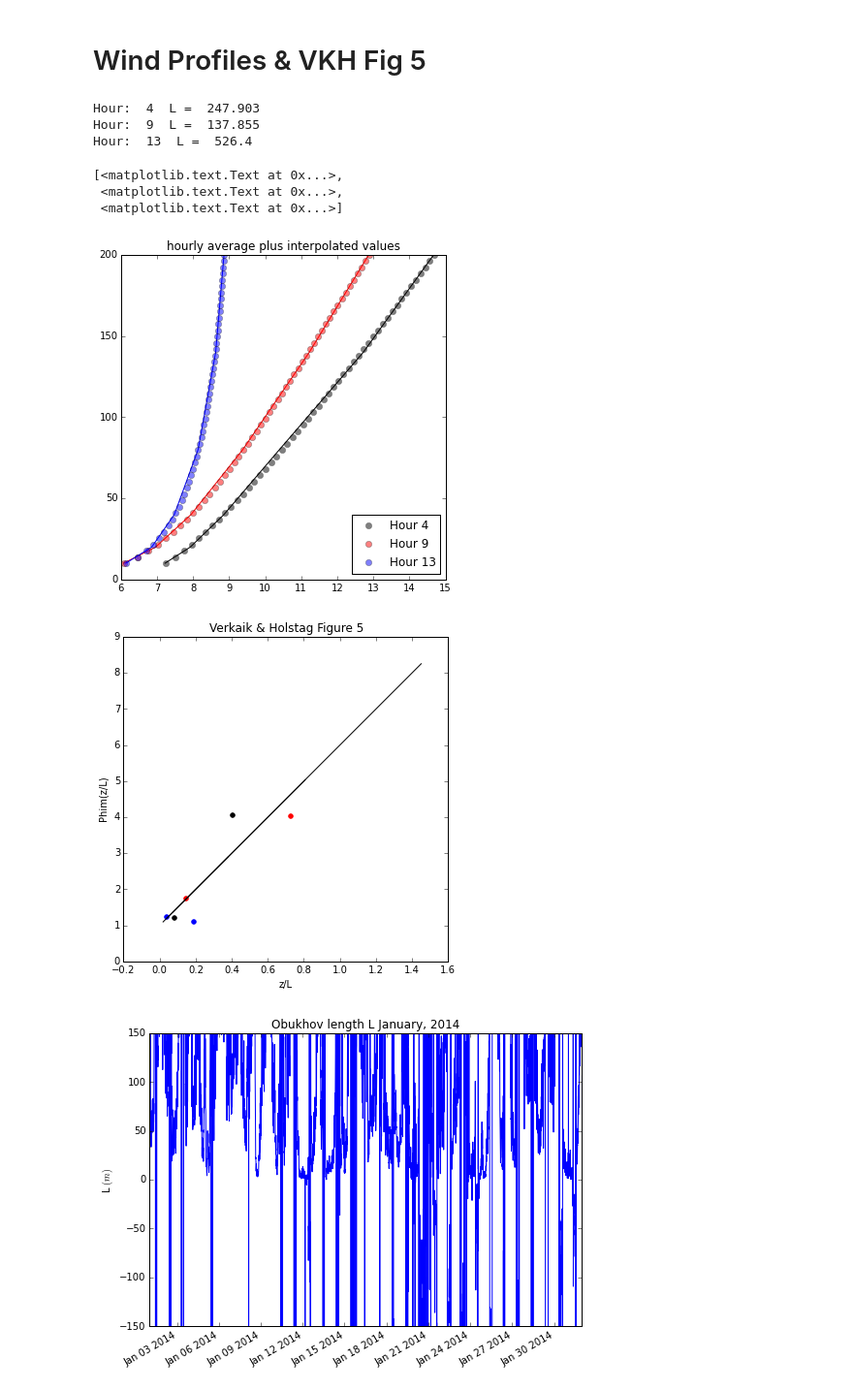
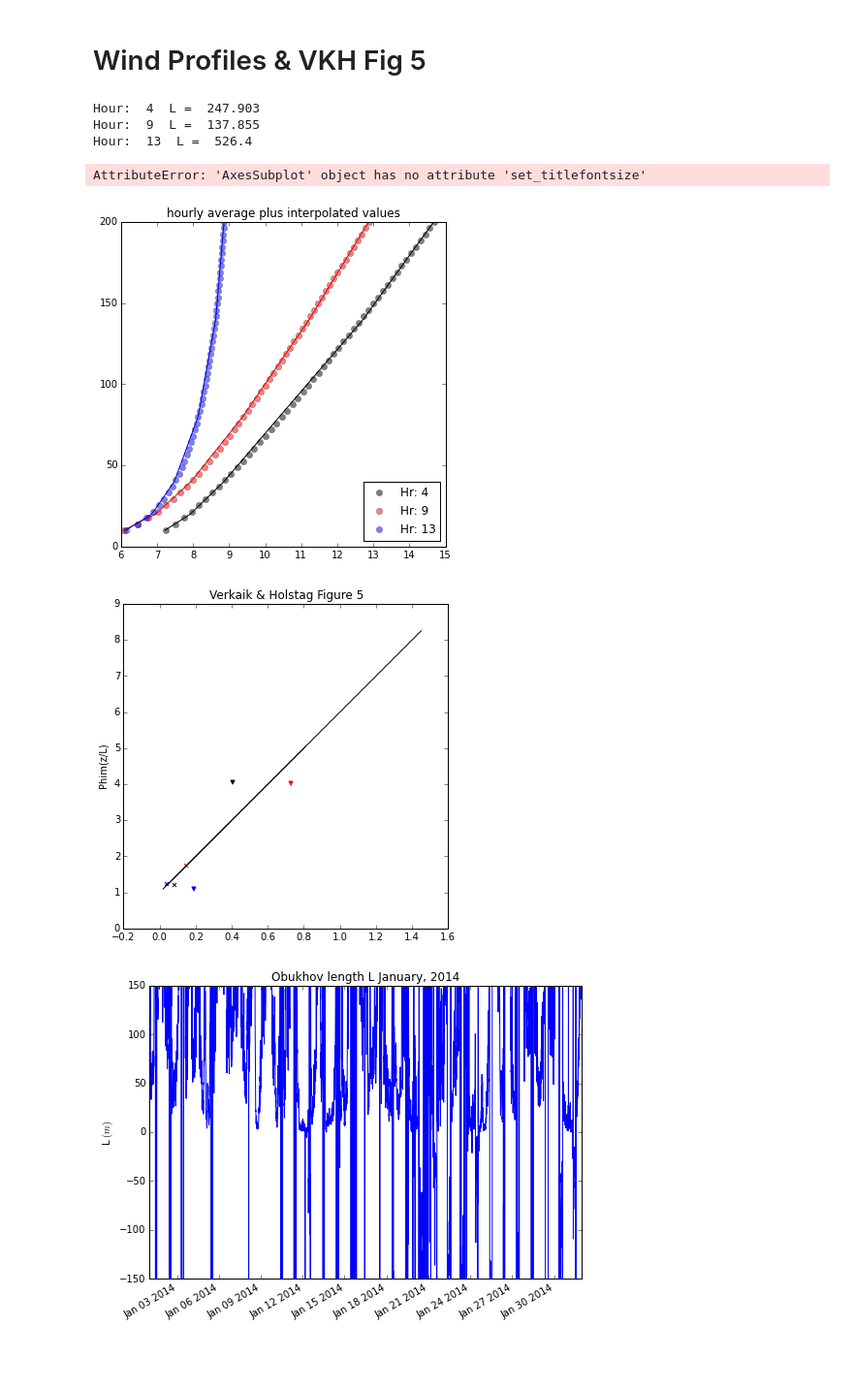
Before and after one commit to Wes-Skeeter/atsc500, a Jupyter notebook: notebooks/ws_fit_Verkaik_Holtslag.ipynb, the cells around one changed output. Shown: that part at 97% size. Drawn from its saved outputs; the diff is of its cells as text; code cells hidden in the pictures; blank space fills up the shorter version.

```diff
--- a/notebooks/ws_fit_Verkaik_Holtslag.ipynb
+++ b/notebooks/ws_fit_Verkaik_Holtslag.ipynb
@@ -145,42 +145,44 @@ hour=4,9,13
 fig,ax1=plt.subplots(1,figsize=(6,6))
 color = 'black','red','blue'
 ct = 0
 Heights = 20,100
 fig,ax2=plt.subplots(1,1,figsize=(6,6))
 Ust=USTAR.mean(axis=2)
-
+mrk = 'x','v'
 
 for hr in hour:
     ax1.plot(hourly_wind_avg[day,hr,:],z,color = color[ct])
     speed_interp,zinterp,Coefs = Fit(z,hourly_wind_avg,day,hr)
-    ax1.plot(speed_interp,zinterp,'ro',alpha=0.5,color = color[ct],label='Hour ' + str(hr))
+    ax1.plot(speed_interp,zinterp,'ro',alpha=0.5,color = color[ct],label='Hr: ' + str(hr))
     Dyer_plot = Dyer(zinterp,LHR[day,hr])
+    ct2 = 0
     for H in Heights:
         Phi_m = VKH(H,Coefs,Ust[day,hr])
         Zeta=H/LHR[day,hr]
-        ax2.scatter(Zeta,Phi_m,color=color[ct])
+        ax2.scatter(Zeta,Phi_m,color=color[ct],marker = mrk[ct2],s = 16
+                    , label = 'Z:' + str(H) + ' L:'+str(np.round(LHR[day,hr],1)))
+        ct2 = ct2 +1
     ax2.plot(zinterp/LHR[day,hr],Dyer_plot, color = 'black')
     print ('Hour: ', hr, ' L = ', LHR[day,hr])
     ct = ct + 1
 
 ax1.set(title='hourly average plus interpolated values')
 ax1.legend(loc=4)
-ax2.set(title='Verkaik & Holstag Figure 5',xlabel = 'z/L',ylabel = 'Phim(z/L)')
+ax2.set(title='Verkaik & Holstag Figure 5',xlabel = 'z/L',ylabel = 'Phim(z/L)',fontsize = 16)
+ax2.legend(loc=4,scatterpoints=1)
 
 #
 # flip tower data so it goes from bottom to top
 # and get rid of the lowest level, which doesn't
 # have a measurement
 #
 # %% [output]
 Hour:  4  L =  247.903
 Hour:  9  L =  137.855
 Hour:  13  L =  526.4
-[<matplotlib.text.Text at 0x...>,
- <matplotlib.text.Text at 0x...>,
- <matplotlib.text.Text at 0x...>]
+AttributeError: 'AxesSubplot' object has no attribute 'set_titlefontsize'
-[figure, old version]
+[figure, new version]
-[figure, old version]
+[figure, new version]
 # %%
 fig,ax=plt.subplots(1,1,figsize=(8,6))
 fig.autofmt_xdate()
```
